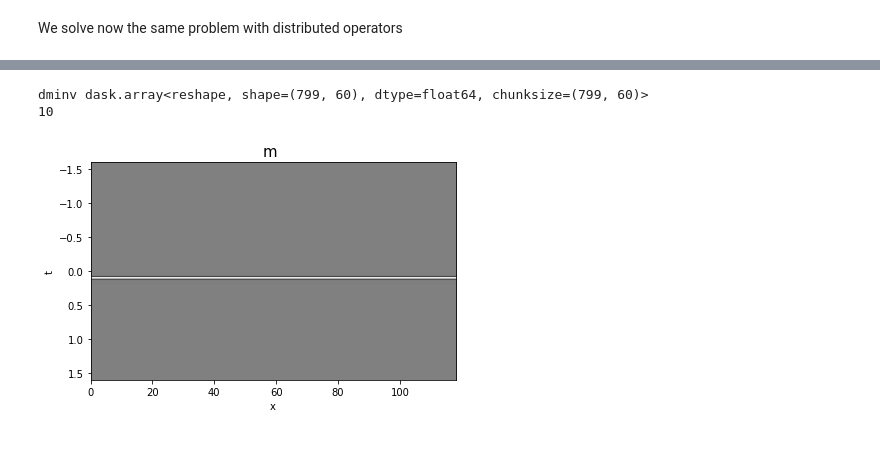
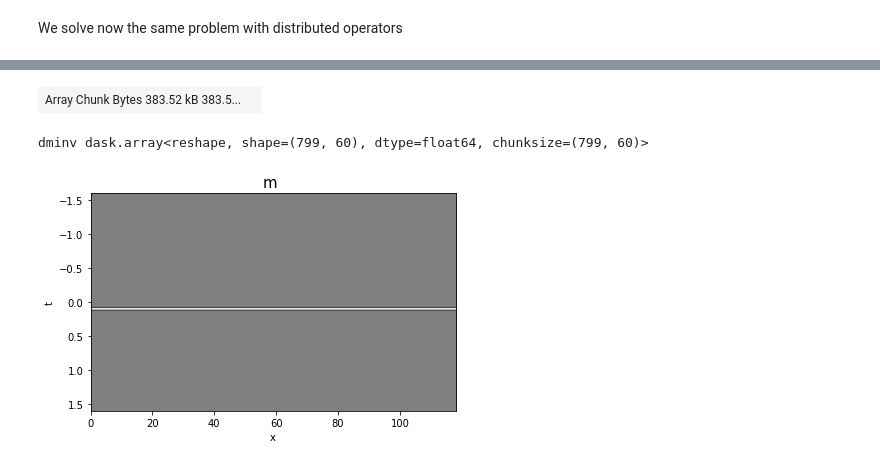
Before and after one commit to PyLops/pylops_notebooks, a Jupyter notebook: developement-distributed/WaveEquationProcessing-distributed.ipynb, the cells around one changed output, grey strips where cells are left out. Saved outputs shown, nothing was run; the diff lists cells and outputs as text; code cells hidden in the pictures.

```diff
--- a/developement-distributed/WaveEquationProcessing-distributed.ipynb
+++ b/developement-distributed/WaveEquationProcessing-distributed.ipynb
@@ -300,14 +298,18 @@ Dot test passed, v^T(Opu)=244.434286 - u^T(Op^Tv)=244.434286
 dmadj = dMDCop.H*dd.flatten()
 dmadj = dmadj.reshape(2*par['nt']-1, par['nx'])
 dmadj = dmadj.compute()
+# %%
+dMDCop.rmatvec(np.ones(79900))
+# %% [output]
+| Array Chunk Bytes 383.52 kB 383.5... |  |
 # %%
-dminv = dcg(dMDCop.H * dMDCop, dMDCop.H * dd.ravel(),
-            niter=10, compute=False)
+#dminv = dcg(dMDCop.H * dMDCop, dMDCop.H * dd.ravel(),
+#            niter=10, compute=False)
+dminv = dcgls(dMDCop, dd.ravel(), niter=10, compute=False)
+
 dminv = dminv.reshape(2*par['nt']-1, par['nx'])
 print('dminv', dminv)
 dminv = dminv.compute()
-print(iiter)
 # %% [output]
 dminv dask.array<reshape, shape=(799, 60), dtype=float64, chunksize=(799, 60)>
-10
 # %%
```
Also changed, not shown: parts of 10 cells of this notebook.
